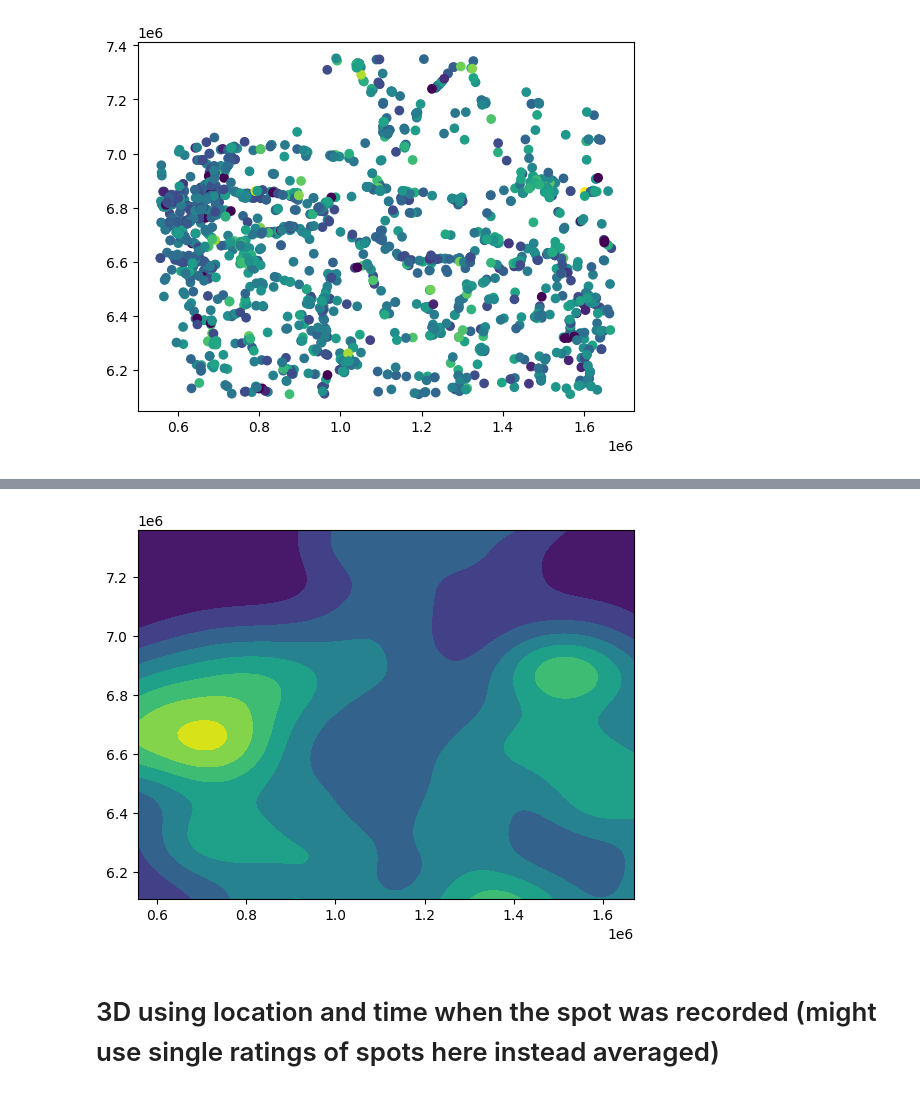
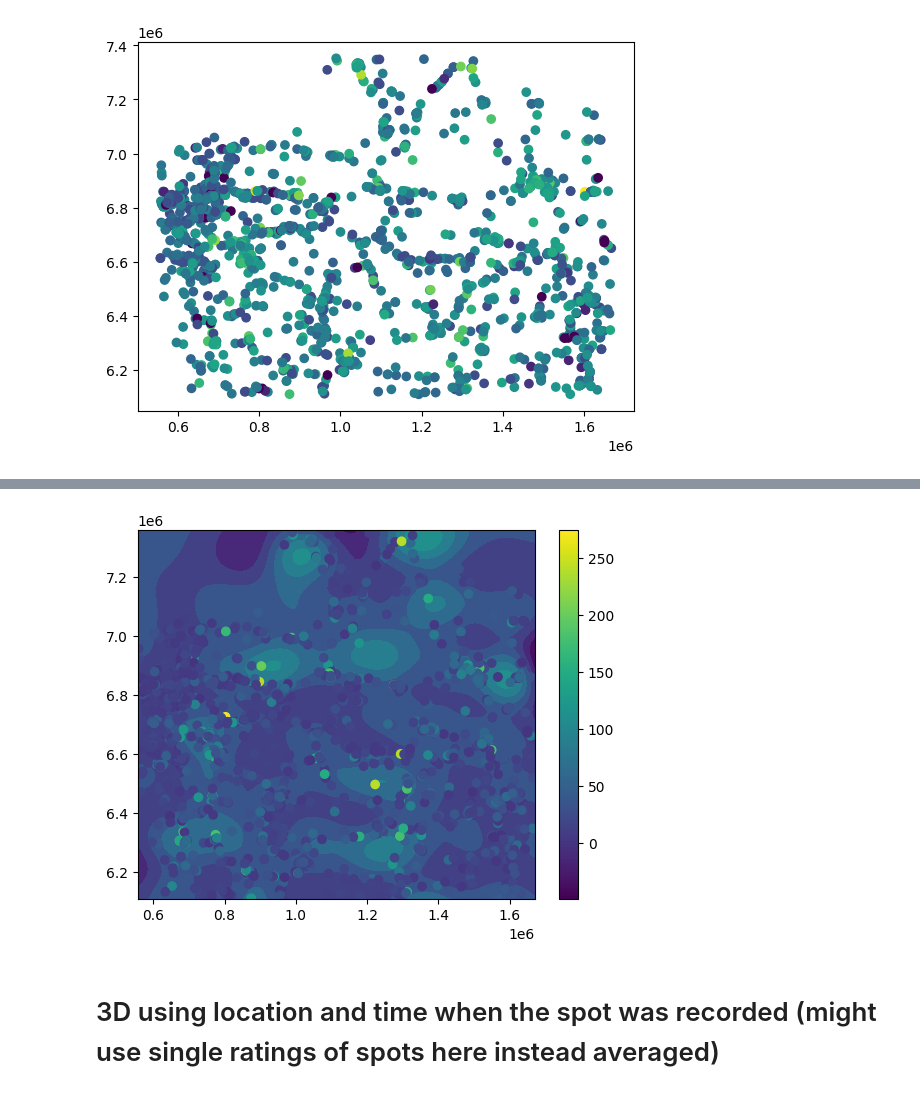
Before and after one commit to Hitchwiki/hitchmap-data, a Jupyter notebook: visualization/predictors/gaussian_process.ipynb, the cells around one changed output, grey strips where cells are left out. Cells and saved outputs as stored; diff of their text form; code cells hidden in the pictures.

```diff
--- a/visualization/predictors/gaussian_process.ipynb
+++ b/visualization/predictors/gaussian_process.ipynb
@@ -28,6 +22,0 @@ NameError: name 'points' is not defined
-# %%
-map = np.empty((0, X.shape[0]))
-
-for vertical_line in tqdm(grid):
-    pred, stdv = gp.predict(vertical_line, return_std=True)
-    map = np.vstack((map, pred))
@@ -248,8 +253,9 @@ gp.kernel_, np.exp(gp.kernel_.theta)
 # %%
 # training error
 points["pred"], points["std"] = gp.predict(X, return_std=True)#
+points["pred"] = points["pred"] + average
 
-mean_squared_error(points["wait"], points["pred"]),
+(mean_squared_error(points["wait"], points["pred"]),
 root_mean_squared_error(points["wait"], points["pred"]),
-mean_absolute_error(points["wait"], points["pred"])
+mean_absolute_error(points["wait"], points["pred"]))
 # %% [output]
@@ -277,18 +284,25 @@ map = np.empty((0, X.shape[0]))
 
 for vertical_line in tqdm(grid):
     pred, stdv = gp.predict(vertical_line, return_std=True)
-    map = np.vstack((map, pred))
+    map = np.vstack((map, pred + average))
 
 map = map.T
 # %%
 np.savetxt(f'intermediate/map_gp_{region}.txt', map)
-# %%
-# preview
-#plt.scatter(X[:,1], X[:,0], c=y, norm='log', label="Observations")
-
-p = plt.contourf(X, Y, map)
-plt.show()
-# %% [output]
-[figure, removed]
+# %%
+# preview
+#plt.scatter(X[:,1], X[:,0], c=y, label="Observations")
+
+plot_points = points[points.wait < 300]
+mi = np.min((plot_points.wait.min(), map.min()))
+ma = np.max((plot_points.wait.max(), map.max()))
+norm = matplotlib.colors.Normalize(vmin=mi,vmax=ma)
+
+plt.contourf(X, Y, map, norm=norm)
+plt.scatter(plot_points.lon, plot_points.lat, c=plot_points.wait, norm=norm, label="Observations")
+plt.colorbar()
+plt.show()
+# %% [output]
+[figure, added]
 # %% [markdown]
 # 3D using location and time when the spot was recorded (might use single ratings of spots here instead averaged)
```
Also changed, not shown: parts of 23 cells of this notebook, 2 other files.
